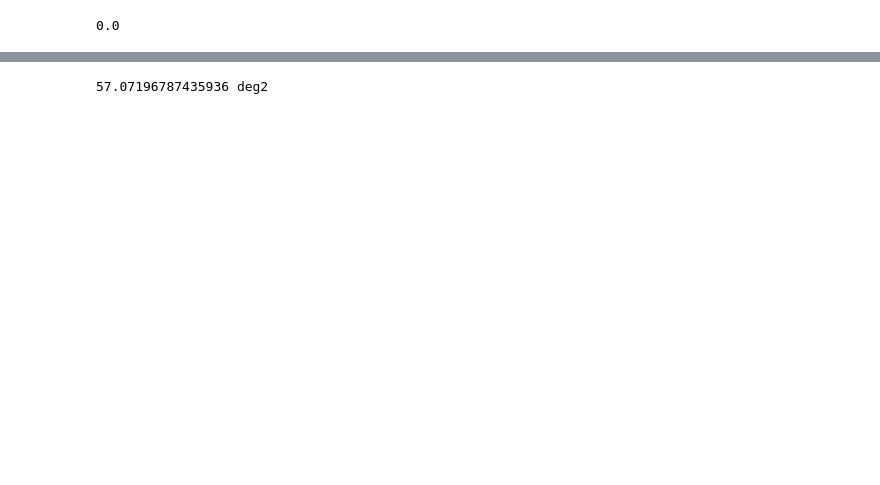
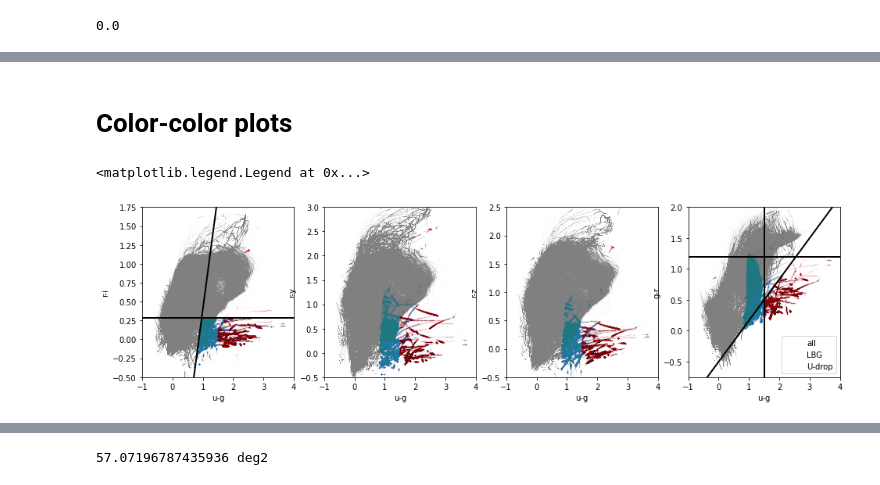
Before and after one commit to LSSTDESC/cluster_magnification, a Jupyter notebook: source_selection_DC2.ipynb, the cells around one changed output, grey strips where cells are left out. Drawn from its saved outputs; the diff is of its cells as text; code cells hidden in the pictures; blank space fills up the shorter version.

```diff
--- a/source_selection_DC2.ipynb
+++ b/source_selection_DC2.ipynb
@@ -114,6 +134,6 @@ Un - G <= (G-R) + 1.0
 u_min_g = gal_cat['mag_u_lsst'] - gal_cat['mag_g_lsst']
 g_min_r = gal_cat['mag_g_lsst'] - gal_cat['mag_r_lsst']
 r_min_i = gal_cat['mag_r_lsst'] - gal_cat['mag_i_lsst']
-
+r_min_y = gal_cat['mag_r_lsst'] - gal_cat['mag_y_lsst']
 r_min_z = gal_cat['mag_r_lsst'] - gal_cat['mag_z_lsst']
 g_min_i = gal_cat['mag_g_lsst'] - gal_cat['mag_i_lsst']
@@ -184,0 +176,54 @@ plt.xlim(-1, 6)
+# %% [markdown]
+# Color-color plots
+# %%
+ug = np.linspace(-1, 10, 10)
+ri = np.linspace(-1, 10, 10)
+gr = np.linspace(-1, 10, 10)
+
+plt.figure(figsize=(16,4))
+
+plt.subplot(141)
+plt.scatter(u_min_g, r_min_i, s = 0.1,color='grey', alpha=0.01)
+plt.scatter(u_min_g[LBG], r_min_i[LBG], s = 1, alpha=0.01)
+plt.scatter(u_min_g[U_drop], r_min_i[U_drop], s = 1, color='red', alpha=0.01)
+plt.xlabel('u-g')
+plt.ylabel('r-i')
+plt.xlim(-1, 4)
+plt.ylim(-0.5, 1.75)
+plt.plot(ug, 1/0.33 * (ug - 0.87), color='black', lw=2)
+plt.axhline(0.28,  color='black', lw=2)
+
+plt.subplot(142)
+plt.scatter(u_min_g, r_min_y, s = 0.1, color='grey',alpha=0.01)
+plt.scatter(u_min_g[LBG], r_min_y[LBG], s = 1, alpha=0.01)
+plt.scatter(u_min_g[U_drop], r_min_y[U_drop], s = 1, color='red', alpha=0.01)
+plt.xlabel('u-g')
+plt.ylabel('r-y')
+plt.xlim(-1, 4)
+plt.ylim(-0.5, 3.)
+
+plt.subplot(143)
+plt.scatter(u_min_g, r_min_z, s = 0.1, color='grey',alpha=0.01)
+plt.scatter(u_min_g[LBG], r_min_z[LBG], s = 1, alpha=0.01)
+plt.scatter(u_min_g[U_drop], r_min_z[U_drop], s = 1, color='red', alpha=0.01)
+plt.xlabel('u-g')
+plt.ylabel('r-z')
+plt.xlim(-1, 4)
+plt.ylim(-0.5, 2.5)
+
+plt.subplot(144)
+plt.scatter(u_min_g, g_min_r, s = 0.1, color='grey',alpha=0.01, label='all')
+plt.scatter(u_min_g[LBG], g_min_r[LBG], s = 1, alpha=0.01, label='LBG')
+plt.scatter(u_min_g[U_drop], g_min_r[U_drop], s = 1,color='red', alpha=0.01, label ='U-drop')
+plt.xlabel('u-g')
+plt.ylabel('g-r')
+plt.xlim(-1, 4)
+plt.ylim(-0.75, 2)
+plt.axvline(1.5,  color='black', lw=2)
+plt.axhline(1.2,  color='black', lw=2)
+plt.axhline(-1.,  color='black', lw=2)
+plt.plot(ug, 1/1.5 * (ug - 0.75), color='black', lw=2)
+plt.legend()
+# %% [output]
+<matplotlib.legend.Legend at 0x...>
+[figure, added]
```
Also changed, not shown: parts of 132 cells of this notebook, 8 other files.
